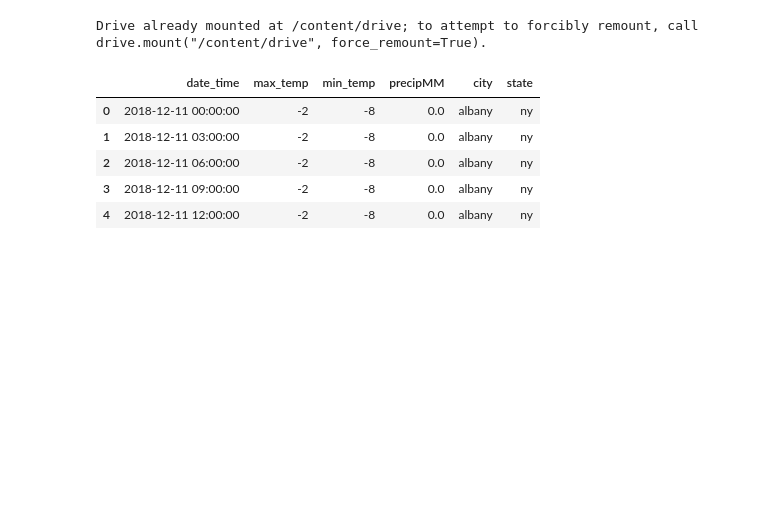
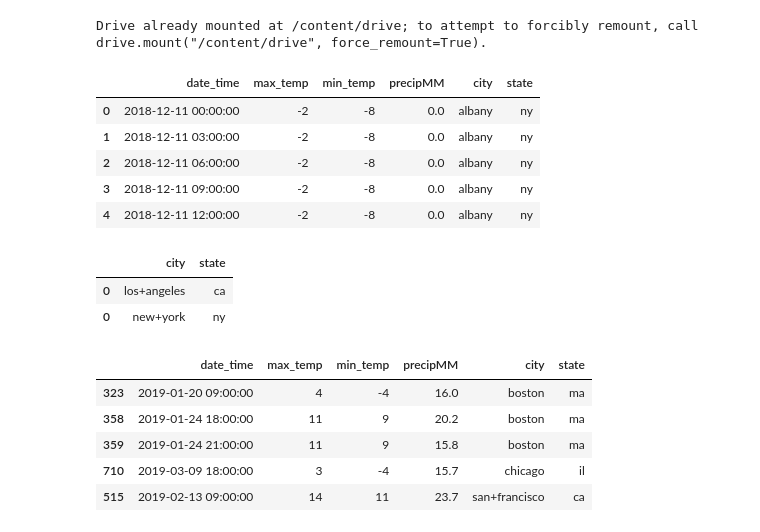
Before and after one commit to JFMajer/pandas-workout, a Jupyter notebook: exercise34.ipynb, the cells around one changed output. Drawn from its saved outputs; the diff is of its cells as text; code cells hidden in the pictures; blank space fills up the shorter version.

```diff
--- a/exercise34.ipynb
+++ b/exercise34.ipynb
@@ -34,0 +38,15 @@ df_all.head()
+# %%
+df_all.groupby(["city", "state"]).filter(has_multiple_readings_at_least, min_mm=15, times=4)[['city', 'state']].drop_duplicates()
+# %% [output]
+|  | city | state |
+| 0 | los+angeles | ca |
+| 0 | new+york | ny |
+# %%
+df_prec_more_than_15.head()
+# %% [output]
+|  | date_time | max_temp | min_temp | precipMM | city | state |
+| 323 | 2019-01-20 09:00:00 | 4 | -4 | 16.0 | boston | ma |
+| 358 | 2019-01-24 18:00:00 | 11 | 9 | 20.2 | boston | ma |
+| 359 | 2019-01-24 21:00:00 | 11 | 9 | 15.8 | boston | ma |
+| 710 | 2019-03-09 18:00:00 | 3 | -4 | 15.7 | chicago | il |
+| 515 | 2019-02-13 09:00:00 | 14 | 11 | 23.7 | san+francisco | ca |
```
Also changed, not shown: parts of 4 cells of this notebook.
